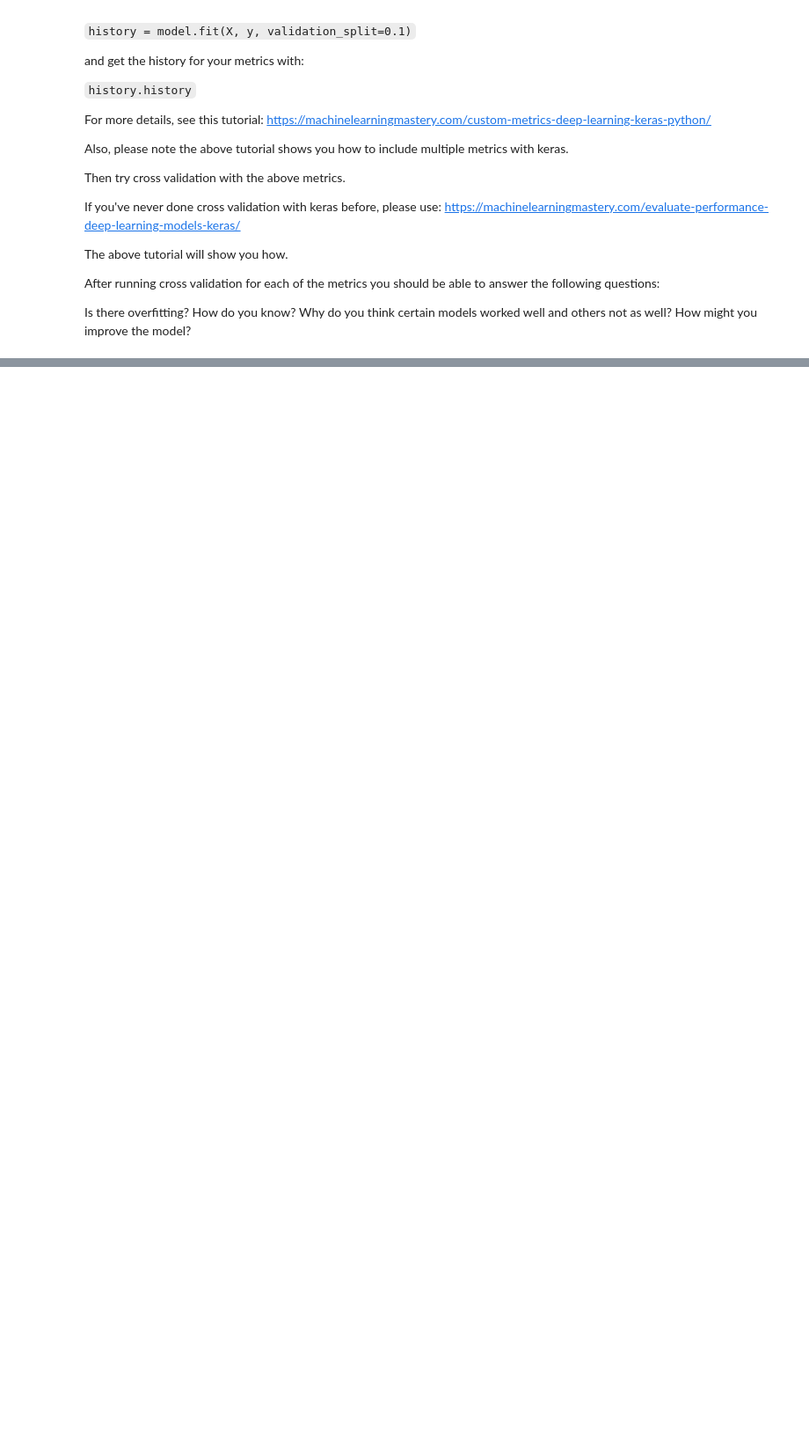
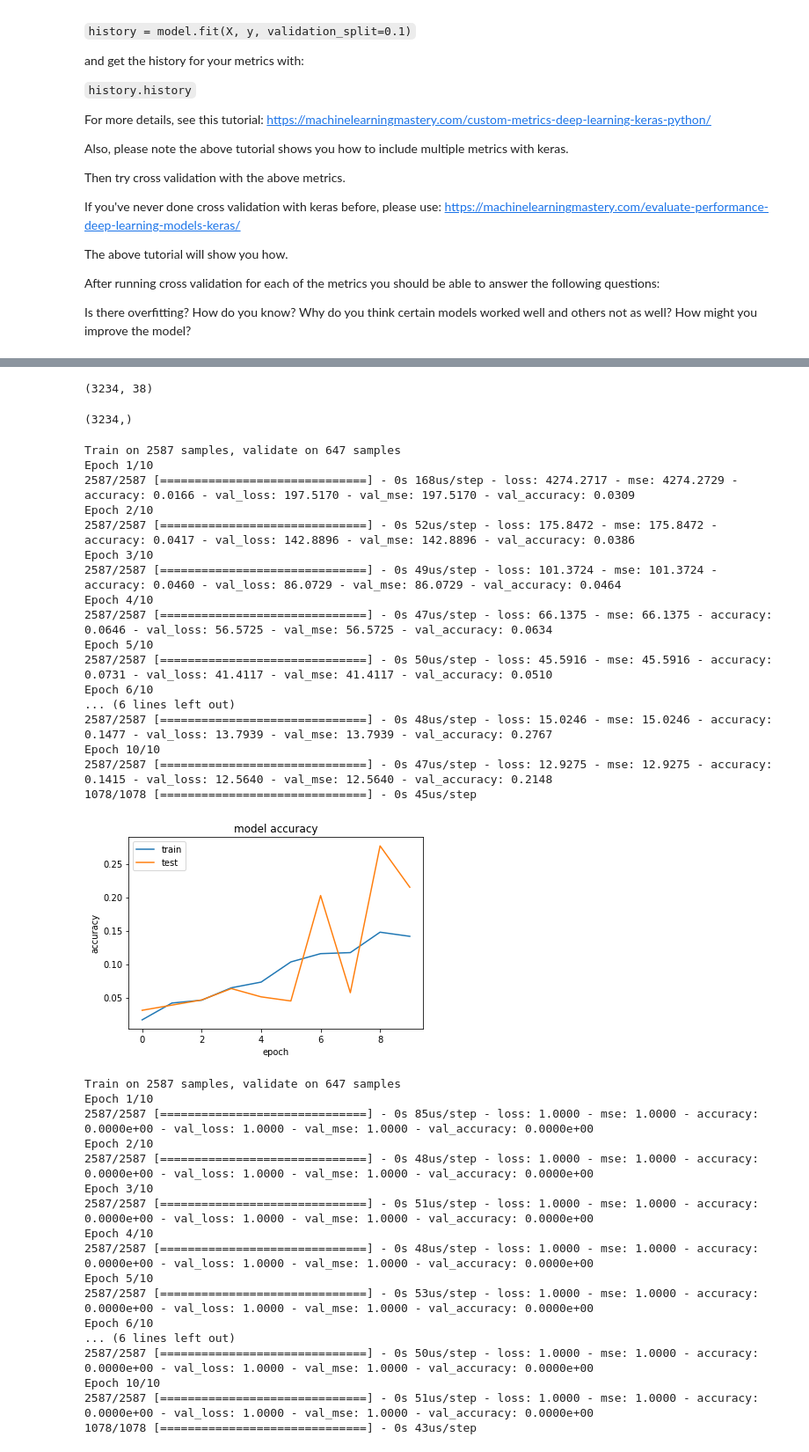
Before and after one commit to tunghoangt/DeepNeuralNet, a Jupyter notebook: HW2/hw2_problem5.ipynb, the cells around one changed output, grey strips where cells are left out. Shown at 88% size. Drawn from its saved outputs; the diff is of its cells as text; code cells hidden in the pictures; blank space fills up the shorter version.

```diff
--- a/HW2/hw2_problem5.ipynb
+++ b/HW2/hw2_problem5.ipynb
@@ -188,3 +221,5 @@ Pull out and encode the various variables listed below and set up these varaible
 
 
 Make sure you have aligned the data by date in a pandas data frame. Show the counts and the summary stats.
+# %%
+joined_data['HighLow'] = joined_data.High - joined_data.Low
@@ -286,0 +348,4 @@ Conclude with a full report here on what we know now about this problem. How wel
+# %%
+model_1, model_2, model_3, model_4, model_5 = model_one(), model_two(), model_three(), model_four(), model_five()
+models = []
+models.extend([model_1, model_2, model_3, model_4, model_5])
@@ -286,0 +356,65 @@ Conclude with a full report here on what we know now about this problem. How wel
+# %%
+joined_data.drop('DATE',axis=1,inplace=True)
+joined_data[:5]
+# %%
+from sklearn.model_selection import train_test_split
+y = joined_data.HighLow.values
+joined_data.drop(['HighLow'],axis=1,inplace=True)
+X = joined_data.values
+
+X_train, X_test, y_train, y_test = train_test_split(X, y)
+# %%
+X_train.shape
+# %% [output]
+(3234, 38)
+# %%
+y_train.shape
+# %% [output]
+(3234,)
+# %%
+for model in models:
+    history = model.fit(X_train, y_train, batch_size=32, validation_split = 0.2 ,epochs=10)
+    model.evaluate(X_test, y_test, batch_size=16)
+    plt.plot(history.history['accuracy'])
+    plt.plot(history.history['val_accuracy'])
+    plt.title('model accuracy')
+    plt.ylabel('accuracy')
+    plt.xlabel('epoch')
+    plt.legend(['train', 'test'], loc='upper left')
+    plt.show()
+# %% [output]
+Train on 2587 samples, validate on 647 samples
+Epoch 1/10
+2587/2587 [==============================] - 0s 168us/step - loss: 4274.2717 - mse: 4274.2729 - accuracy: 0.0166 - val_loss: 197.5170 - val_mse: 197.5170 - val_accuracy: 0.0309
+Epoch 2/10
+2587/2587 [==============================] - 0s 52us/step - loss: 175.8472 - mse: 175.8472 - accuracy: 0.0417 - val_loss: 142.8896 - val_mse: 142.8896 - val_accuracy: 0.0386
+Epoch 3/10
+2587/2587 [==============================] - 0s 49us/step - loss: 101.3724 - mse: 101.3724 - accuracy: 0.0460 - val_loss: 86.0729 - val_mse: 86.0729 - val_accuracy: 0.0464
+Epoch 4/10
+2587/2587 [==============================] - 0s 47us/step - loss: 66.1375 - mse: 66.1375 - accuracy: 0.0646 - val_loss: 56.5725 - val_mse: 56.5725 - val_accuracy: 0.0634
+Epoch 5/10
+2587/2587 [==============================] - 0s 50us/step - loss: 45.5916 - mse: 45.5916 - accuracy: 0.0731 - val_loss: 41.4117 - val_mse: 41.4117 - val_accuracy: 0.0510
+Epoch 6/10
+... (6 lines left out)
+2587/2587 [==============================] - 0s 48us/step - loss: 15.0246 - mse: 15.0246 - accuracy: 0.1477 - val_loss: 13.7939 - val_mse: 13.7939 - val_accuracy: 0.2767
+Epoch 10/10
+2587/2587 [==============================] - 0s 47us/step - loss: 12.9275 - mse: 12.9275 - accuracy: 0.1415 - val_loss: 12.5640 - val_mse: 12.5640 - val_accuracy: 0.2148
+1078/1078 [==============================] - 0s 45us/step
+[figure, added]
+Train on 2587 samples, validate on 647 samples
+Epoch 1/10
+2587/2587 [==============================] - 0s 85us/step - loss: 1.0000 - mse: 1.0000 - accuracy: 0.0000e+00 - val_loss: 1.0000 - val_mse: 1.0000 - val_accuracy: 0.0000e+00
+Epoch 2/10
+2587/2587 [==============================] - 0s 48us/step - loss: 1.0000 - mse: 1.0000 - accuracy: 0.0000e+00 - val_loss: 1.0000 - val_mse: 1.0000 - val_accuracy: 0.0000e+00
+Epoch 3/10
+2587/2587 [==============================] - 0s 51us/step - loss: 1.0000 - mse: 1.0000 - accuracy: 0.0000e+00 - val_loss: 1.0000 - val_mse: 1.0000 - val_accuracy: 0.0000e+00
+Epoch 4/10
+2587/2587 [==============================] - 0s 48us/step - loss: 1.0000 - mse: 1.0000 - accuracy: 0.0000e+00 - val_loss: 1.0000 - val_mse: 1.0000 - val_accuracy: 0.0000e+00
+Epoch 5/10
+2587/2587 [==============================] - 0s 53us/step - loss: 1.0000 - mse: 1.0000 - accuracy: 0.0000e+00 - val_loss: 1.0000 - val_mse: 1.0000 - val_accuracy: 0.0000e+00
+Epoch 6/10
+... (6 lines left out)
+2587/2587 [==============================] - 0s 50us/step - loss: 1.0000 - mse: 1.0000 - accuracy: 0.0000e+00 - val_loss: 1.0000 - val_mse: 1.0000 - val_accuracy: 0.0000e+00
+Epoch 10/10
+2587/2587 [==============================] - 0s 51us/step - loss: 1.0000 - mse: 1.0000 - accuracy: 0.0000e+00 - val_loss: 1.0000 - val_mse: 1.0000 - val_accuracy: 0.0000e+00
+1078/1078 [==============================] - 0s 43us/step
```
Also changed, not shown: parts of 22 cells of this notebook.
